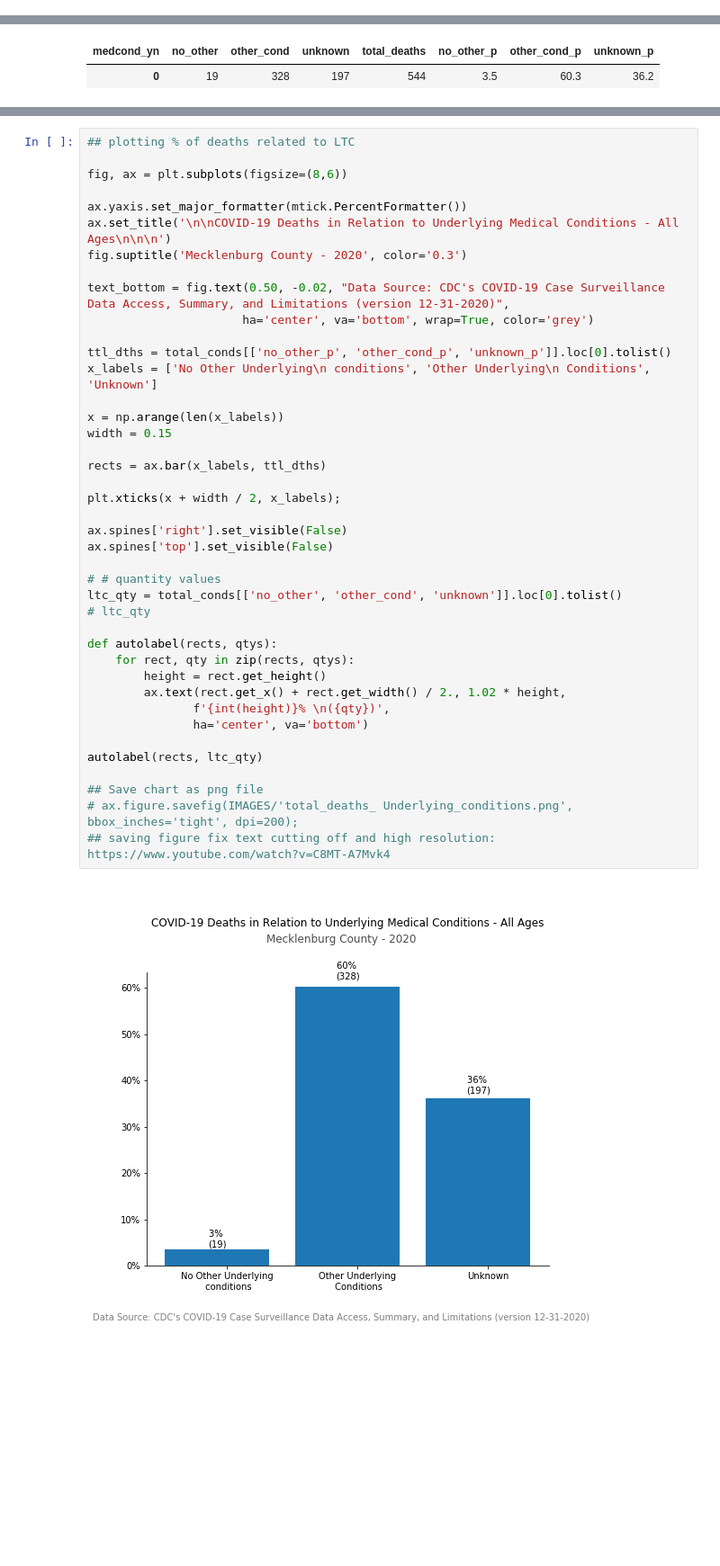
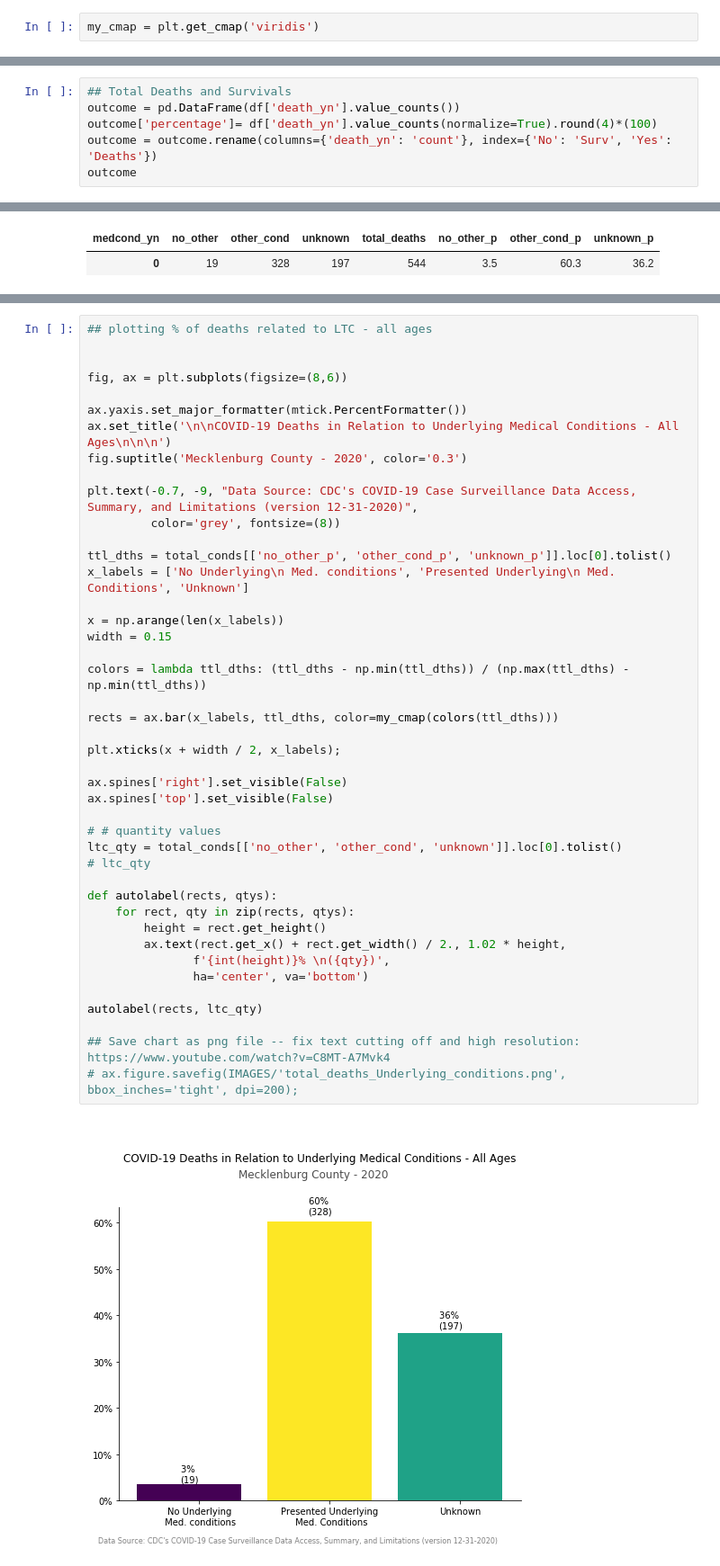
Before and after one commit to lauradahlberg/covid-19_analysis_NC, a Jupyter notebook: exploring_mecklenburg_covid_CDC_data.ipynb, the cells around one changed output, grey strips where cells are left out. Shown at 90% size. Drawn from its saved outputs; the diff is of its cells as text; blank space fills up the shorter version.

```diff
--- a/exploring_mecklenburg_covid_CDC_data.ipynb
+++ b/exploring_mecklenburg_covid_CDC_data.ipynb
@@ -353,0 +90,2 @@ medcond_yn
+# %%
+my_cmap = plt.get_cmap('viridis')
@@ -353,0 +124,6 @@ medcond_yn
+# %%
+## Total Deaths and Survivals
+outcome = pd.DataFrame(df['death_yn'].value_counts())
+outcome['percentage']= df['death_yn'].value_counts(normalize=True).round(4)*(100)
+outcome = outcome.rename(columns={'death_yn': 'count'}, index={'No': 'Surv', 'Yes': 'Deaths'})
+outcome
@@ -474,43 +607,45 @@ total_conds
 # %%
-## plotting % of deaths related to LTC
+## plotting % of deaths related to LTC - all ages
+
 
 fig, ax = plt.subplots(figsize=(8,6))
 
 ax.yaxis.set_major_formatter(mtick.PercentFormatter())
 ax.set_title('\n\nCOVID-19 Deaths in Relation to Underlying Medical Conditions - All Ages\n\n\n')
 fig.suptitle('Mecklenburg County - 2020', color='0.3')
 
-text_bottom = fig.text(0.50, -0.02, "Data Source: CDC's COVID-19 Case Surveillance Data Access, Summary, and Limitations (version 12-31-2020)",
-                      ha='center', va='bottom', wrap=True, color='grey')
+plt.text(-0.7, -9, "Data Source: CDC's COVID-19 Case Surveillance Data Access, Summary, and Limitations (version 12-31-2020)",
+         color='grey', fontsize=(8))
 
 ttl_dths = total_conds[['no_other_p', 'other_cond_p', 'unknown_p']].loc[0].tolist()
-x_labels = ['No Other Underlying\n conditions', 'Other Underlying\n Conditions', 'Unknown']
+x_labels = ['No Underlying\n Med. conditions', 'Presented Underlying\n Med. Conditions', 'Unknown']
 
 x = np.arange(len(x_labels))
 width = 0.15
 
-rects = ax.bar(x_labels, ttl_dths)
+colors = lambda ttl_dths: (ttl_dths - np.min(ttl_dths)) / (np.max(ttl_dths) - np.min(ttl_dths))
+
+rects = ax.bar(x_labels, ttl_dths, color=my_cmap(colors(ttl_dths)))
 
 plt.xticks(x + width / 2, x_labels);
 
 ax.spines['right'].set_visible(False)
 ax.spines['top'].set_visible(False)
 
 # # quantity values
 ltc_qty = total_conds[['no_other', 'other_cond', 'unknown']].loc[0].tolist()
 # ltc_qty
 
 def autolabel(rects, qtys):
     for rect, qty in zip(rects, qtys):
         height = rect.get_height()
         ax.text(rect.get_x() + rect.get_width() / 2., 1.02 * height,
                f'{int(height)}% \n({qty})',
                ha='center', va='bottom')
 
 autolabel(rects, ltc_qty)
 
-## Save chart as png file
-# ax.figure.savefig(IMAGES/'total_deaths_ Underlying_conditions.png', bbox_inches='tight', dpi=200);
-## saving figure fix text cutting off and high resolution: https://www.youtube.com/watch?v=C8MT-A7Mvk4
+## Save chart as png file -- fix text cutting off and high resolution: https://www.youtube.com/watch?v=C8MT-A7Mvk4
+# ax.figure.savefig(IMAGES/'total_deaths_Underlying_conditions.png', bbox_inches='tight', dpi=200);
 # %% [output]
-[figure, old version]
+[figure, new version]
```
Also changed, not shown: parts of 73 cells of this notebook.
